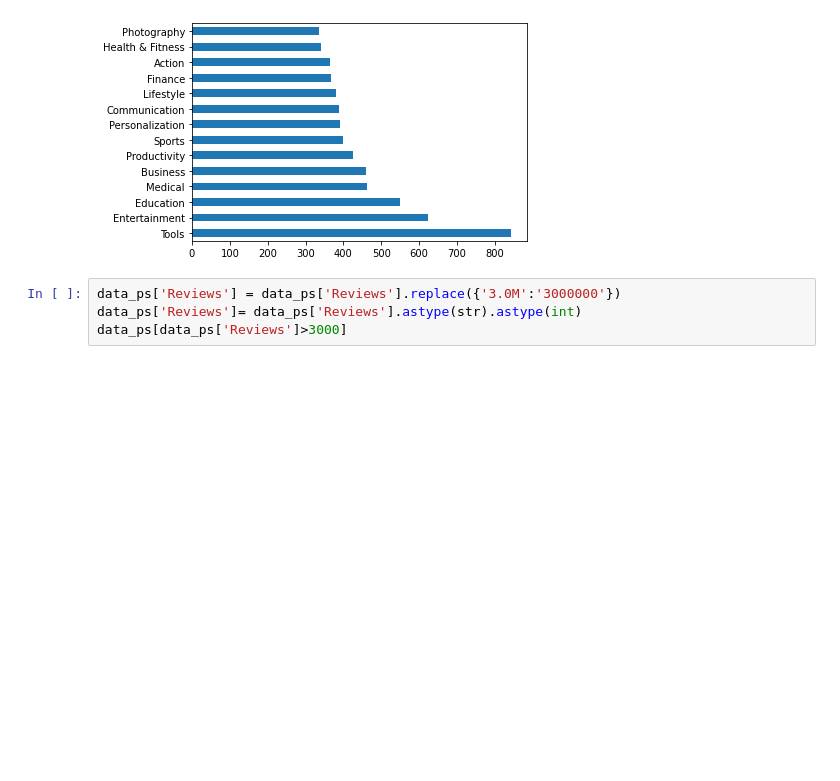
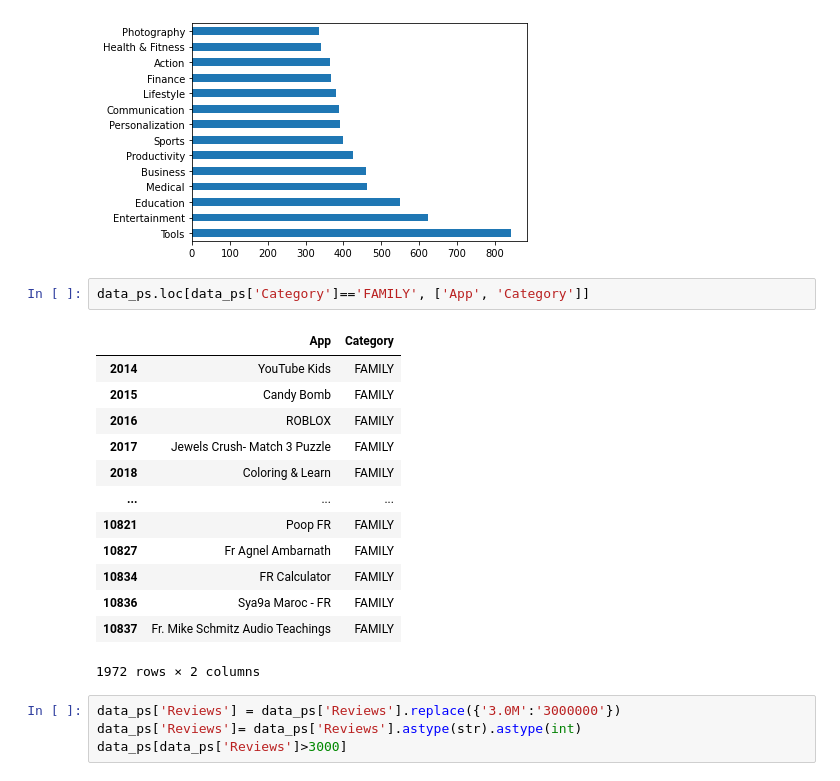
Before and after one commit to dindadinho93/hello, a Jupyter notebook: seaborn-play-store.ipynb, the cells around one changed output. Cells and saved outputs as stored; diff of their text form; blank space fills up the shorter version.

```diff
--- a/seaborn-play-store.ipynb
+++ b/seaborn-play-store.ipynb
@@ -164,6 +164,22 @@ dt[dt.values >300].plot.barh()
 # %% [output]
 <AxesSubplot:>
 [figure]
+# %%
+data_ps.loc[data_ps['Category']=='FAMILY', ['App', 'Category']]
+# %% [output]
+|  | App | Category |
+| 2014 | YouTube Kids | FAMILY |
+| 2015 | Candy Bomb | FAMILY |
+| 2016 | ROBLOX | FAMILY |
+| 2017 | Jewels Crush- Match 3 Puzzle | FAMILY |
+| 2018 | Coloring & Learn | FAMILY |
+| ... | ... | ... |
+| 10821 | Poop FR | FAMILY |
+| 10827 | Fr Agnel Ambarnath | FAMILY |
+| 10834 | FR Calculator | FAMILY |
+| 10836 | Sya9a Maroc - FR | FAMILY |
+| 10837 | Fr. Mike Schmitz Audio Teachings | FAMILY |
+1972 rows × 2 columns
 # %%
 data_ps['Reviews'] = data_ps['Reviews'].replace({'3.0M':'3000000'})
 data_ps['Reviews']= data_ps['Reviews'].astype(str).astype(int)
```
Also changed, not shown: parts of 2 cells of this notebook, 4 other files.
